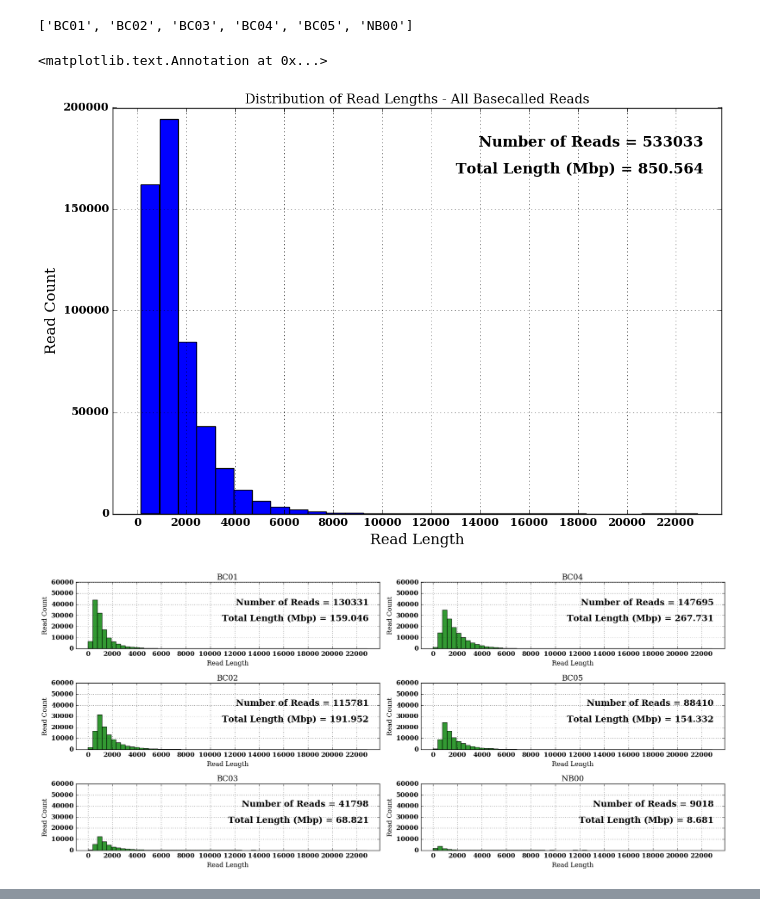
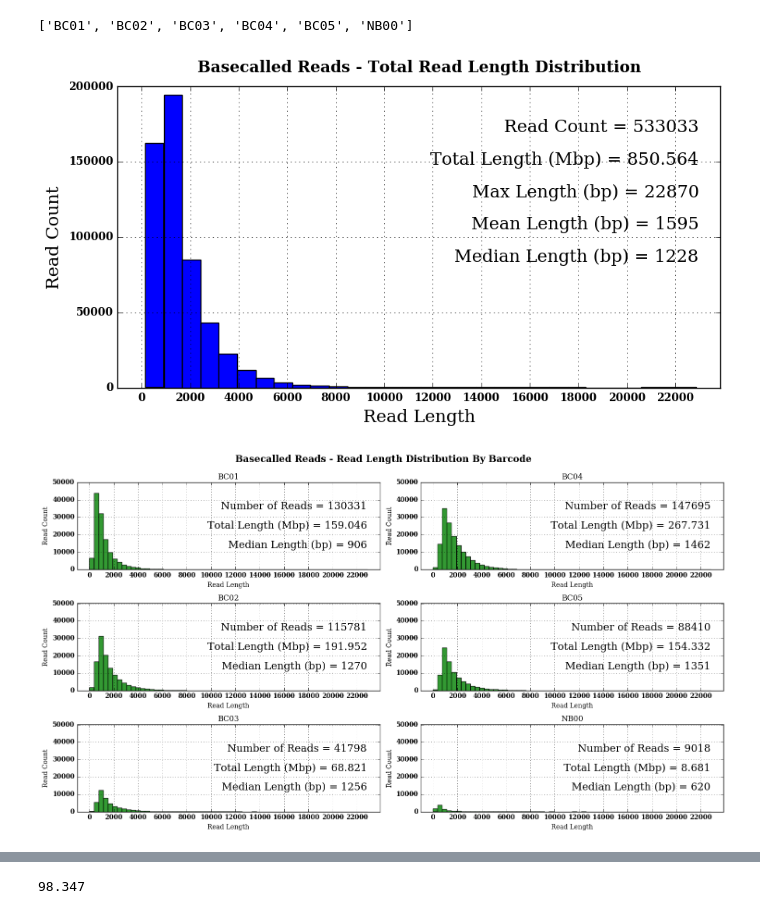
Before and after one commit to BenjaminSchwessinger/Gamran, a Jupyter notebook: MinIon_analysis_12122016_Wagga_initial-Copy1.ipynb, the cells around one changed output, grey strips where cells are left out. Saved outputs shown, nothing was run; the diff lists cells and outputs as text; code cells hidden in the pictures.

Commit message:
Polished the graphs for the presentation

```diff
--- a/MinIon_analysis_12122016_Wagga_initial-Copy1.ipynb
+++ b/MinIon_analysis_12122016_Wagga_initial-Copy1.ipynb
@@ -2215,25 +2215,32 @@ list(poretools_df_pres['Barcode'].unique())
 # %% [output]
 ['BC01', 'BC02', 'BC03', 'BC04', 'BC05', 'NB00']
 # %%
-plt.figure(figsize=(12,8))
+plt.figure(figsize=(10,5))
 poretools_df_pres['Length'].hist(bins=30)
-plt.title('Distribution of Read Lengths - All Basecalled Reads')
+plt.title('Basecalled Reads - Total Read Length Distribution', y=1.03, fontsize='x-large', fontweight='bold')
 
 plt.xlabel('Read Length', fontsize=16)
 plt.xticks(np.arange(0, poretools_df_pres.Length.max()+1, 2000))
 plt.xlim([-1000, poretools_df_pres.Length.max()+1000])
 
 plt.ylabel('Read Count', fontsize=16)
 
-plt.annotate('Number of Reads = ' + str(poretools_df_pres.Length.count()), xy=(1, 1), xycoords='axes fraction', fontsize=16,
+plt.annotate('Read Count = ' + str(poretools_df_pres.Length.count()), xy=(1, 1), xycoords='axes fraction', fontsize=16, fontweight='normal',
                 xytext=(-20, -30), textcoords='offset points', ha='right', va='top')
-plt.annotate('Total Length (Mbp) = ' + str(float("{0:.3f}".format(poretools_df_pres.Length.sum() / 1000000))), xy=(1, 1), xycoords='axes fraction', fontsize=16,
+plt.annotate('Total Length (Mbp) = ' + str(float("{0:.3f}".format(poretools_df_pres.Length.sum() / 1000000))), xy=(1, 1), xycoords='axes fraction', fontsize=16, fontweight='normal',
                 xytext=(-20, -60), textcoords='offset points', ha='right', va='top')
+plt.annotate('Max Length (bp) = ' + str(poretools_df_pres.Length.max()), xy=(1, 1), xycoords='axes fraction', fontsize=16, fontweight='normal',
+                xytext=(-20, -90), textcoords='offset points', ha='right', va='top')
+plt.annotate('Mean Length (bp) = ' + str(int(poretools_df_pres.Length.mean())), xy=(1, 1), xycoords='axes fraction', fontsize=16, fontweight='normal',
+                xytext=(-20, -120), textcoords='offset points', ha='right', va='top')
+plt.annotate('Median Length (bp) = ' + str(int(poretools_df_pres.Length.median())), xy=(1, 1), xycoords='axes fraction', fontsize=16, fontweight='normal',
+                xytext=(-20, -150), textcoords='offset points', ha='right', va='top')
+
+#plt.savefig('/home/gamran/analysis/graph1.png', bbox_inches='tight')
 # %% [output]
-<matplotlib.text.Annotation at 0x...>
-[figure, old version]
+[figure, new version]
 # %%
-fig, ax = plt.subplots(3, 2, figsize=(18,8))
+fig, ax = plt.subplots(3, 2, figsize=(15,8))
 
 xmax = int(poretools_df_pres.Length.max())
 grouped = poretools_df_pres.groupby('Barcode')  # CHECK THIS FOR SCALABILITY, NOT ENTIRELY SURE WHAT THIS DOES
@@ -2249,14 +2256,17 @@ def applyGroupHistograms(ax_ind1, ax_ind2, bcs):
     ax[ax_ind1, ax_ind2].set_ylabel('Read Count');
     ax[ax_ind1, ax_ind2].set_xlim([-1000, poretools_df['Length'].max()+1000])
     ax[ax_ind1, ax_ind2].set_xticks(np.arange(0, xmax+1, 2000))
-    ax[ax_ind1, ax_ind2].set_ylim(0, max_count_list[-1]*(3/2))
+    ax[ax_ind1, ax_ind2].set_ylim(0, max_count_list[-1]*(5/4))
     ax[ax_ind1, ax_ind2].grid(True, which='Major')
     ax[ax_ind1, ax_ind2].annotate('Number of Reads = ' + str(poretools_df_pres.loc[poretools_df_pres['Barcode'] == bcs].Length.count()),
-             xy=(1, 1), xycoords='axes fraction', fontsize=16, xytext=(-20, -30), textcoords='offset points',
+             xy=(1, 1), xycoords='axes fraction', fontsize=16, fontweight='normal', xytext=(-20, -30), textcoords='offset points',
              ha='right', va='top')
     ax[ax_ind1, ax_ind2].annotate('Total Length (Mbp) = ' + str(float("{0:.3f}".format(poretools_df_pres.loc[poretools_df_pres['Barcode'] == bcs].Length.sum() / 1000000))),
-             xy=(1, 1), xycoords='axes fraction', fontsize=16,
+             xy=(1, 1), xycoords='axes fraction', fontsize=16, fontweight='normal',
              xytext=(-20, -60), textcoords='offset points', ha='right', va='top')
+    ax[ax_ind1, ax_ind2].annotate('Median Length (bp) = ' + str(int(poretools_df_pres.loc[poretools_df_pres['Barcode'] == bcs].Length.median())),
+             xy=(1, 1), xycoords='axes fraction', fontsize=16, fontweight='normal', xytext=(-20, -90), textcoords='offset points',
+             ha='right', va='top')
 
 ax1_list = [0,1,2,0,1,2]
 ax2_list = [0,0,0,1,1,1]
@@ -2264,10 +2274,12 @@ bc_list = list(poretools_df_pres['Barcode'].unique())
 for ax1, ax2, bcs, in zip(ax1_list, ax2_list, bc_list):
     applyGroupHistograms(ax1, ax2, bcs)
 
+plt.suptitle('Basecalled Reads - Read Length Distribution By Barcode', y=1.03, fontsize='x-large', fontweight='bold')
 plt.tight_layout()
+#plt.savefig('/home/gamran/analysis/graph2.png', bbox_inches='tight')
 plt.show()
 # %% [output]
-[figure, old version]
+[figure, new version]
 # %%
 joint_blast_df_pres = joint_blast_df.copy()
 # %%
@@ -2313,4 +2325,8 @@ joint_blast_pivot_table_pres_pc
 | BC05 | 0.307 | 0.047 | 0.094 | 98.546 | 1.006 |
 | NB00 | 0.364 | 0.000 | 0.213 | 99.120 | 0.304 |
 | All | 0.349 | 0.020 | 0.377 | 98.734 | 0.520 |
+# %%
+float("{0:.3f}".format(joint_blast_pivot_table_pres_pc['Wheat%']['BC01']))
+# %% [output]
+98.347
 # %%
```
Also changed, not shown: parts of 4 cells of this notebook.
